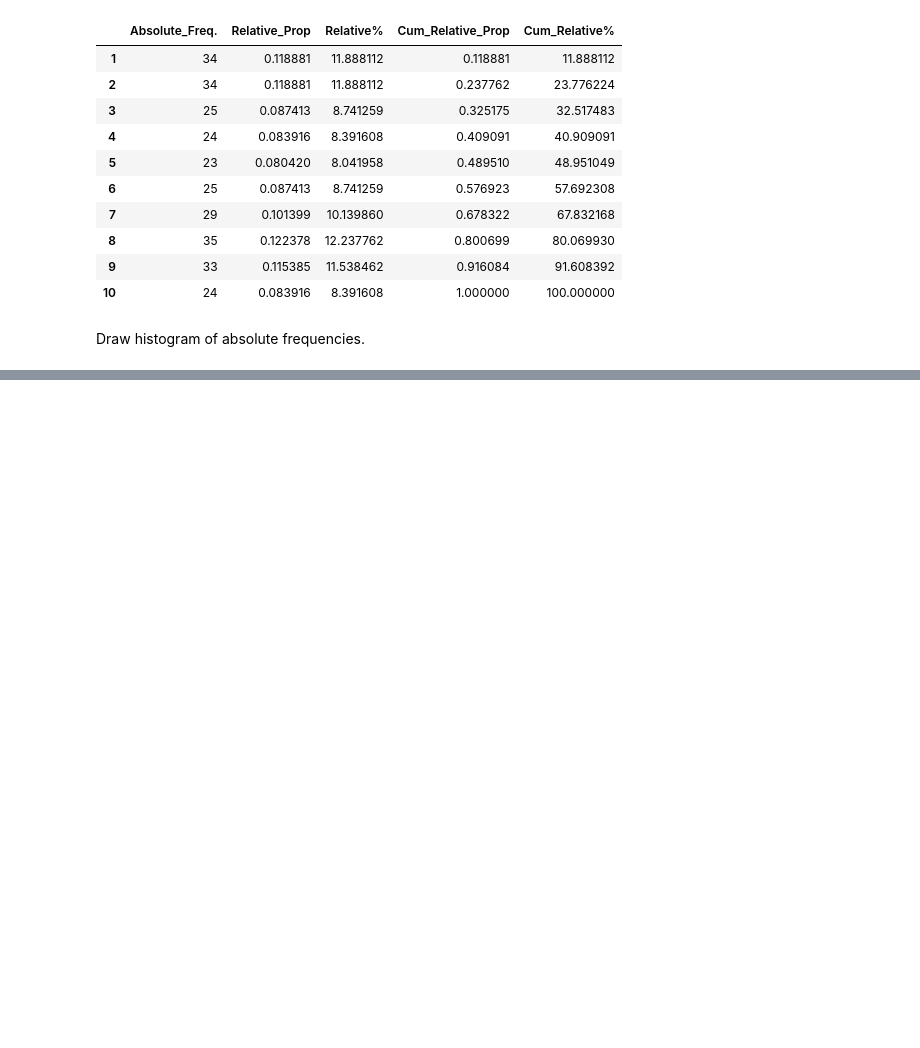
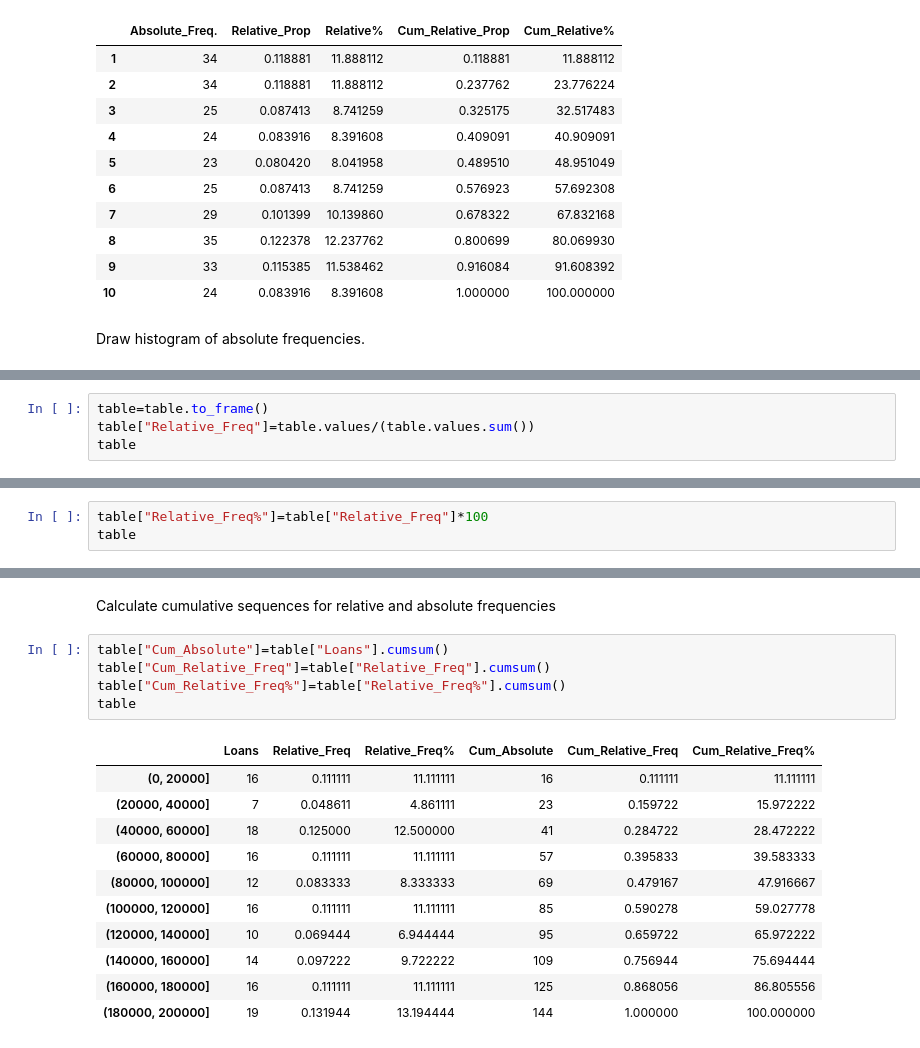
Before and after one commit to MySlav/Introduction_to_DS_Homework, a Jupyter notebook: Introduction_to_DS_Homework_Spajic.ipynb, the cells around one changed output, grey strips where cells are left out. Saved outputs shown, nothing was run; the diff lists cells and outputs as text; blank space fills up the shorter version.

```diff
--- a/Introduction_to_DS_Homework_Spajic.ipynb
+++ b/Introduction_to_DS_Homework_Spajic.ipynb
@@ -468,0 +505,4 @@ array([34, 34, 25, 24, 23, 25, 29, 35, 33, 24], dtype=int64)
+# %%
+table=table.to_frame()
+table["Relative_Freq"]=table.values/(table.values.sum())
+table
@@ -468,0 +523,3 @@ array([34, 34, 25, 24, 23, 25, 29, 35, 33, 24], dtype=int64)
+# %%
+table["Relative_Freq%"]=table["Relative_Freq"]*100
+table
@@ -468,0 +538,19 @@ array([34, 34, 25, 24, 23, 25, 29, 35, 33, 24], dtype=int64)
+# %% [markdown]
+Calculate cumulative sequences for relative and absolute frequencies
+# %%
+table["Cum_Absolute"]=table["Loans"].cumsum()
+table["Cum_Relative_Freq"]=table["Relative_Freq"].cumsum()
+table["Cum_Relative_Freq%"]=table["Relative_Freq%"].cumsum()
+table
+# %% [output]
+|  | Loans | Relative_Freq | Relative_Freq% | Cum_Absolute | Cum_Relative_Freq | Cum_Relative_Freq% |
+| (0, 20000] | 16 | 0.111111 | 11.111111 | 16 | 0.111111 | 11.111111 |
+| (20000, 40000] | 7 | 0.048611 | 4.861111 | 23 | 0.159722 | 15.972222 |
+| (40000, 60000] | 18 | 0.125000 | 12.500000 | 41 | 0.284722 | 28.472222 |
+| (60000, 80000] | 16 | 0.111111 | 11.111111 | 57 | 0.395833 | 39.583333 |
+| (80000, 100000] | 12 | 0.083333 | 8.333333 | 69 | 0.479167 | 47.916667 |
+| (100000, 120000] | 16 | 0.111111 | 11.111111 | 85 | 0.590278 | 59.027778 |
+| (120000, 140000] | 10 | 0.069444 | 6.944444 | 95 | 0.659722 | 65.972222 |
+| (140000, 160000] | 14 | 0.097222 | 9.722222 | 109 | 0.756944 | 75.694444 |
+| (160000, 180000] | 16 | 0.111111 | 11.111111 | 125 | 0.868056 | 86.805556 |
+| (180000, 200000] | 19 | 0.131944 | 13.194444 | 144 | 1.000000 | 100.000000 |
```
Also changed, not shown: parts of 35 cells of this notebook.
